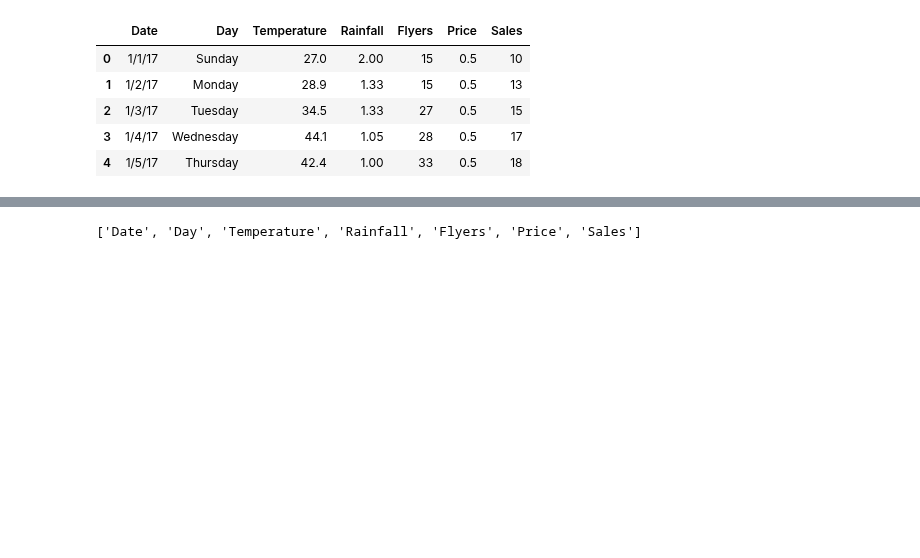
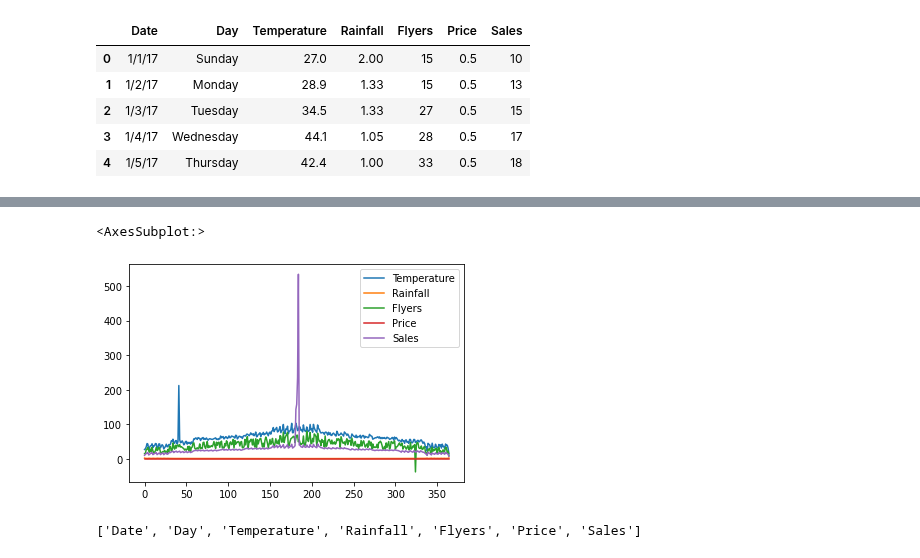
Before and after one commit to jamesallen0351/anomaly-detection-exercises, a Jupyter notebook: continuous_probabilistic_methods.ipynb, the cells around one changed output, grey strips where cells are left out. Saved outputs shown, nothing was run; the diff lists cells and outputs as text; code cells hidden in the pictures; blank space fills up the shorter version.

```diff
--- a/continuous_probabilistic_methods.ipynb
+++ b/continuous_probabilistic_methods.ipynb
@@ -45,3 +55,8 @@ df.head() # check_yo_head
+# %%
+df.plot()
+# %% [output]
+<AxesSubplot:>
+[figure, added]
 # %%
 # Define a function named get_lower_and_upper_bounds that has two arguments. The first argument is a pandas Series.
 # The second argument is the multiplier, which should have a default argument of 1.5.
```
Also changed, not shown: parts of 13 cells of this notebook.
